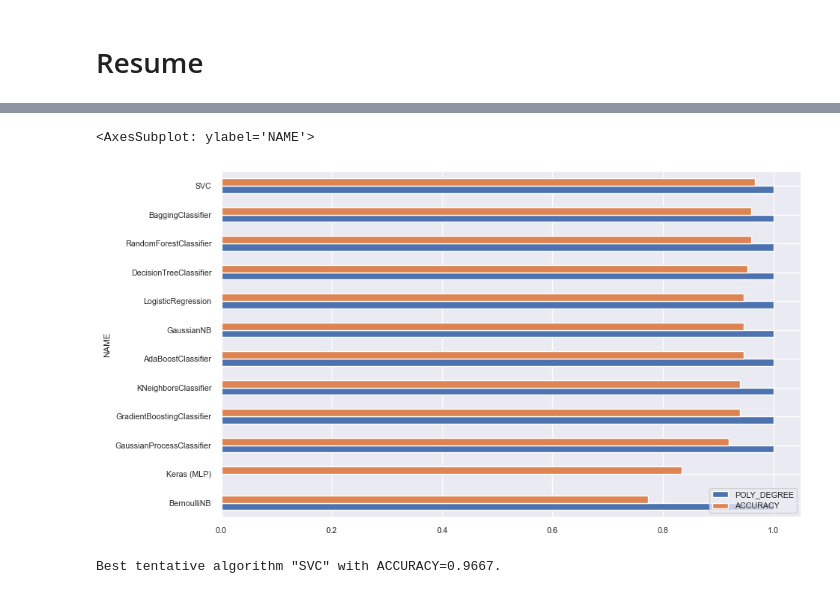
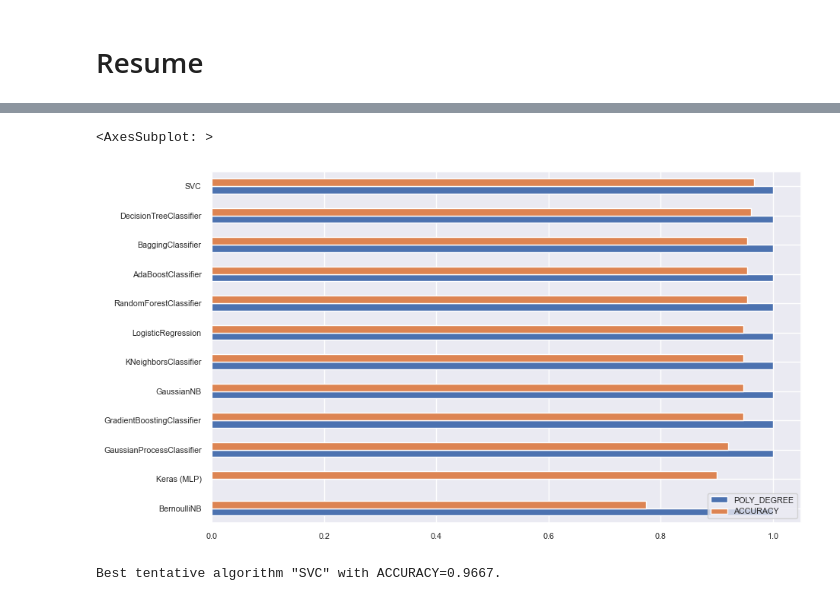
Before and after one commit to kike1985/Machine-Learning, a Jupyter notebook: 0201_Classification_Iris.ipynb, the cells around one changed output, grey strips where cells are left out. Drawn from its saved outputs; the diff is of its cells as text; code cells hidden in the pictures.

```diff
--- a/0201_Classification_Iris.ipynb
+++ b/0201_Classification_Iris.ipynb
@@ -1620,16 +1435,16 @@ class MyTransformedTargetClassifier(BaseEstimator, TransformerMixin):
         return MyTransformedTargetClassifier(classifier=pipe, target_transformer=target_transformer)
 # %%
 results = pd.DataFrame(
-    columns=['NAME', 'TYPE', 'POLY_DEGREE', 'ACCURACY', 'ESTIMATOR'])
+    columns=['TYPE', 'POLY_DEGREE', 'ACCURACY', 'ESTIMATOR'])
 
 
 def my_grid_search_cv(model, X, y, results, param_grid, poly_degrees):
     estimators = []
 
     for degree in poly_degrees:
-        steps = [('outlier', IrisOutlierTransformer()),
+        steps = [('transformer', IrisDataTransformer()),
+                 ('outlier', IrisOutlierTransformer()),
                  ('imputer', IrisImputeTransformer()),
-                 ('transformer', IrisDataTransformer()),
                  ('preprocessor', preprocessor),
                  ('polynomial', PolynomialFeatures(degree=degree)),
                  ('model', model)]
@@ -1649,16 +1464,15 @@ def my_grid_search_cv(model, X, y, results, param_grid, poly_degrees):
 
         score = round(grid_search.best_score_, 4)
         display(estimator)
+        model_name = str(model).split('(')[0]
         print(
-            f'The model {str(model)} has a degree of accuracy of {score * 100}%.')
+            f'The model {model_name} has a degree of accuracy of {score * 100}%.')
 
         show_confusion_matrix(estimator.classifier, X,
                               estimator.transform_target(y))
 
-        new_df = pd.DataFrame(data={'NAME': [str(model).split('(')[0]],
-                                    'TYPE': 'ML', 'POLY_DEGREE': degree,
-                                    'ACCURACY': [score], 'ESTIMATOR': [estimator]})
-        results = pd.concat([results, new_df], ignore_index=True)
+        results.loc[model_name] = {'TYPE': 'ML', 'POLY_DEGREE': degree,
+                                   'ACCURACY': score, 'ESTIMATOR': estimator}
 
     return (results,) + tuple(estimators)
 # %% [markdown]
@@ -2317,0 +2081,3 @@ df.head()
+# %%
+df = df_bk.copy()
+df.head()
@@ -2368,9 +2141,9 @@ Non-trainable params: 0
 _________________________________________________________________
 None
 # %%
-pipe = Pipeline(steps=[('outlier', IrisOutlierTransformer()),
+pipe = Pipeline(steps=[('transformer', IrisDataTransformer()),
+                       ('outlier', IrisOutlierTransformer()),
                        ('imputer', IrisImputeTransformer()),
-                       ('transformer', IrisDataTransformer()),
                        ('preprocessor', preprocessor),
                        ('model', keras_model)])
 
@@ -2379,9 +2152,9 @@ target_transformer = OneHotEncoder(sparse_output=False)
 keras_estimator = MyTransformedTargetClassifier(classifier=pipe,
                                                 target_transformer=target_transformer)
 
-X_val = outlier_transf.fit_transform(X=X_test)
+X_val = data_transf.fit_transform(X=X_test)
+X_val = outlier_transf.fit_transform(X=X_val)
 X_val = impute_transf.fit_transform(X=X_val)
-X_val = data_transf.fit_transform(X=X_val)
 X_val = preprocessor.fit_transform(X=X_val)
 
 y_test_re = np.reshape(y_test.values, (-1, 1))
@@ -2500,8 +2269,7 @@ MyTransformedTargetClassifier(classifier=Pipeline(steps=[('outlier',
                                                           <keras.engine.sequential.Sequential object at 0x...>)]),
                               target_transformer=OneHotEncoder(sparse_output=False))
 # %%
-new_df = pd.DataFrame(data={'NAME': ['Keras (MLP)'], 'TYPE': 'DL', 'POLY_DEGREE': 0,
-                            'ACCURACY': [acc_test], 'ESTIMATOR': [keras_estimator]})
-results = pd.concat([results, new_df], ignore_index=True)
+results.loc['Keras (MLP)'] = {'TYPE': 'DL', 'POLY_DEGREE': None, 'ACCURACY': acc_test,
+                              'ESTIMATOR': keras_estimator}
 results
 # %% [output]
@@ -2540,8 +2308,8 @@ results_sort
 # %%
 plt.rc('figure', figsize=(10, results_sort.shape[0]*.5))
-results_sort[::-1].set_index('NAME').plot.barh(rot=0)
+results_sort[::-1].plot.barh(rot=0)
 # %% [output]
-<AxesSubplot: ylabel='NAME'>
+<AxesSubplot: >
-[figure, old version]
+[figure, new version]
 # %%
 print(
```
Also changed, not shown: parts of 110 cells of this notebook, 2 other files.
